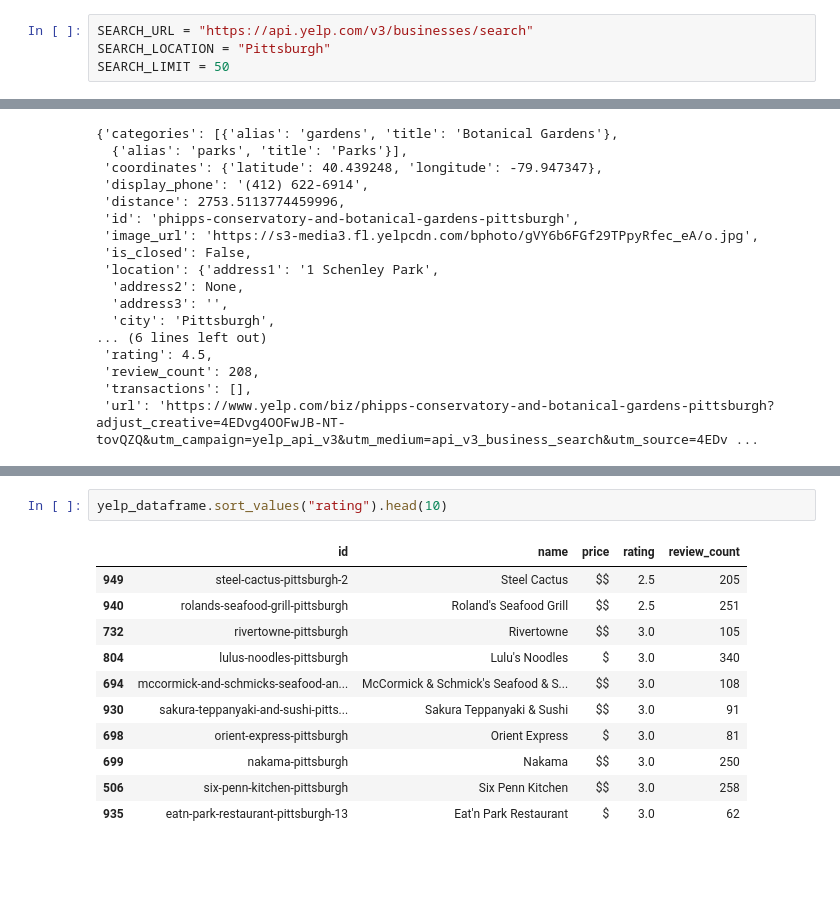
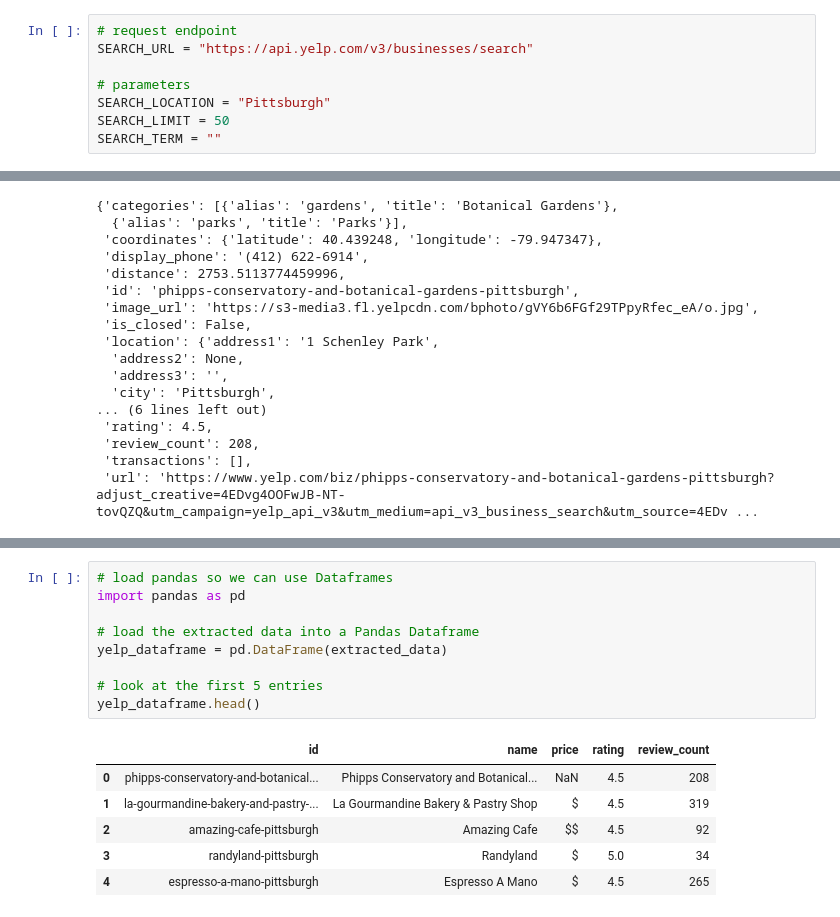
Before and after one commit to DSSatPitt/katz-python-workshop, a Jupyter notebook: intro-to-apis/index.ipynb, the cells around one changed output, grey strips where cells are left out. Drawn from its saved outputs; the diff is of its cells as text; blank space fills up the shorter version.

```diff
--- a/intro-to-apis/index.ipynb
+++ b/intro-to-apis/index.ipynb
@@ -69,4 +71,8 @@ https://www.yelp.com/developers/documentation/v3/business_search
 # %%
+# request endpoint
 SEARCH_URL = "https://api.yelp.com/v3/businesses/search"
+
+# parameters
 SEARCH_LOCATION = "Pittsburgh"
 SEARCH_LIMIT = 50
+SEARCH_TERM = ""
@@ -234,14 +235,16 @@ yelp_dataframe.describe()
-# %%
-yelp_dataframe.sort_values("rating").head(10)
-# %% [output]
-|  | id | name | price | rating | review_count |
-| 949 | steel-cactus-pittsburgh-2 | Steel Cactus | $$ | 2.5 | 205 |
-| 940 | rolands-seafood-grill-pittsburgh | Roland's Seafood Grill | $$ | 2.5 | 251 |
-| 732 | rivertowne-pittsburgh | Rivertowne | $$ | 3.0 | 105 |
-| 804 | lulus-noodles-pittsburgh | Lulu's Noodles | $ | 3.0 | 340 |
-| 694 | mccormick-and-schmicks-seafood-an... | McCormick & Schmick's Seafood & S... | $$ | 3.0 | 108 |
-| 930 | sakura-teppanyaki-and-sushi-pitts... | Sakura Teppanyaki & Sushi | $$ | 3.0 | 91 |
-| 698 | orient-express-pittsburgh | Orient Express | $ | 3.0 | 81 |
-| 699 | nakama-pittsburgh | Nakama | $$ | 3.0 | 250 |
-| 506 | six-penn-kitchen-pittsburgh | Six Penn Kitchen | $$ | 3.0 | 258 |
-| 935 | eatn-park-restaurant-pittsburgh-13 | Eat'n Park Restaurant | $ | 3.0 | 62 |
+# %%
+# load pandas so we can use Dataframes
+import pandas as pd
+
+# load the extracted data into a Pandas Dataframe
+yelp_dataframe = pd.DataFrame(extracted_data)
+
+# look at the first 5 entries
+yelp_dataframe.head()
+# %% [output]
+|  | id | name | price | rating | review_count |
+| 0 | phipps-conservatory-and-botanical... | Phipps Conservatory and Botanical... | NaN | 4.5 | 208 |
+| 1 | la-gourmandine-bakery-and-pastry-... | La Gourmandine Bakery & Pastry Shop | $ | 4.5 | 319 |
+| 2 | amazing-cafe-pittsburgh | Amazing Cafe | $$ | 4.5 | 92 |
+| 3 | randyland-pittsburgh | Randyland | $ | 5.0 | 34 |
+| 4 | espresso-a-mano-pittsburgh | Espresso A Mano | $ | 4.5 | 265 |
```
Also changed, not shown: parts of 32 cells of this notebook.
